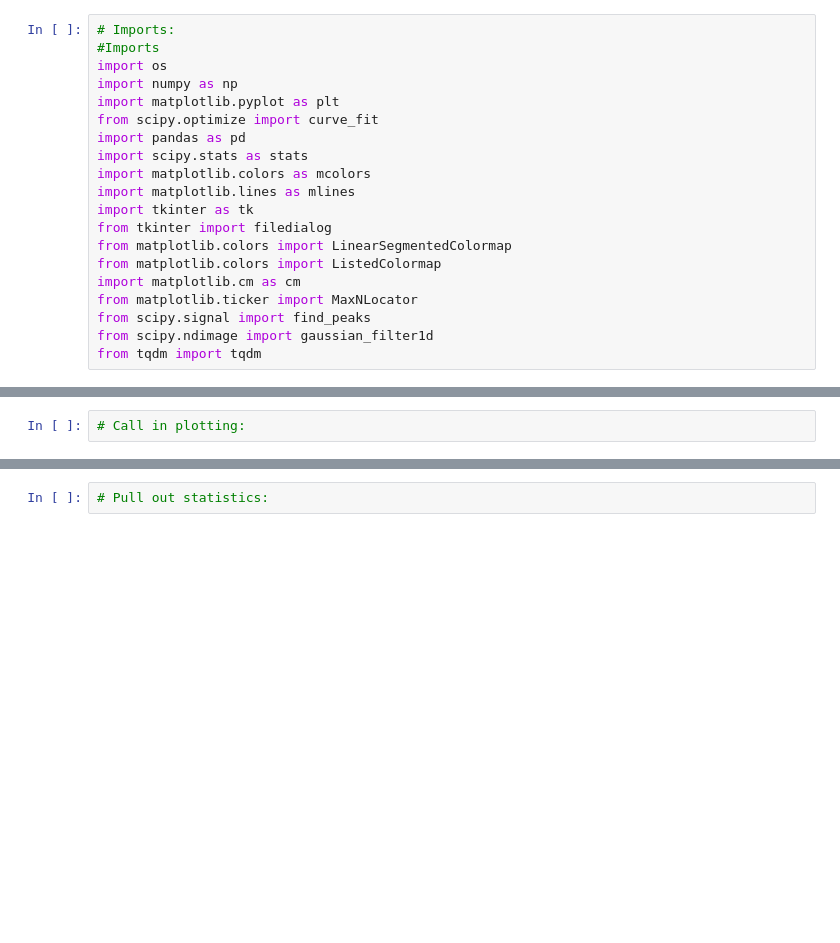
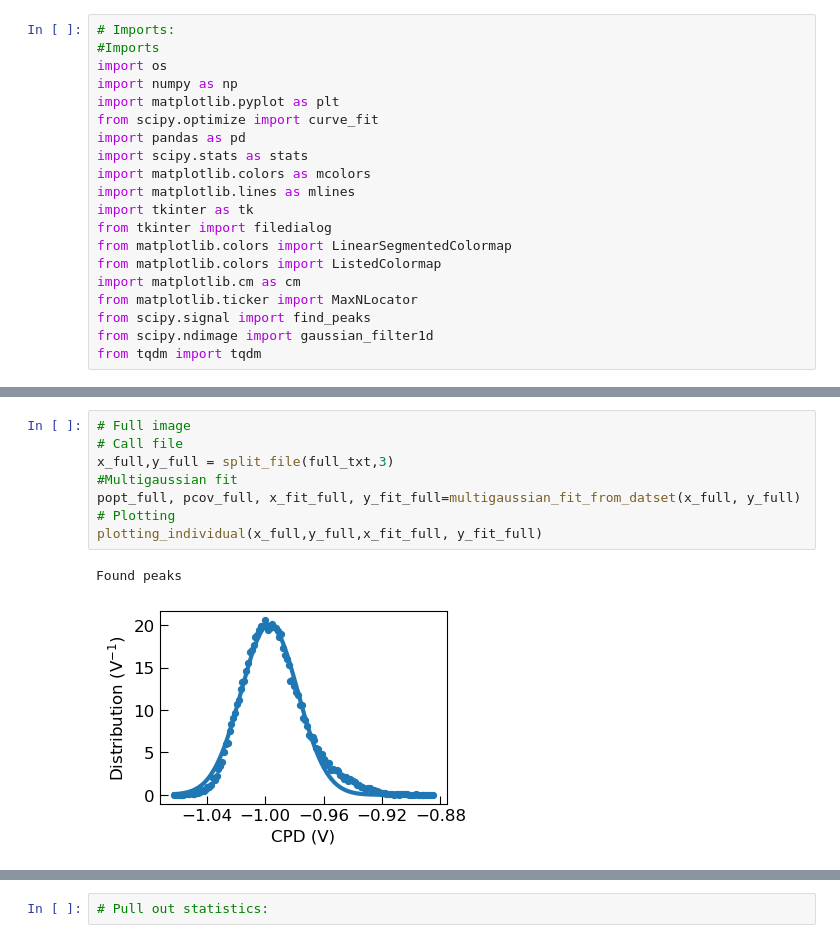
Before and after one commit to RamadanLab/KPFM_processing, a Jupyter notebook: ComparingGBGItoFullImage/Comparison overlap.ipynb, the cells around one changed output, grey strips where cells are left out. Drawn from its saved outputs; the diff is of its cells as text; blank space fills up the shorter version.

```diff
--- a/ComparingGBGItoFullImage/Comparison overlap.ipynb
+++ b/ComparingGBGItoFullImage/Comparison overlap.ipynb
@@ -241,2 +193,11 @@ def multi_gaussian_folder(file_path, rows, linecolour, name):
 # %%
-# Call in plotting:
+# Full image
+# Call file
+x_full,y_full = split_file(full_txt,3)
+#Multigaussian fit
+popt_full, pcov_full, x_fit_full, y_fit_full=multigaussian_fit_from_datset(x_full, y_full)
+# Plotting
+plotting_individual(x_full,y_full,x_fit_full, y_fit_full)
+# %% [output]
+Found peaks
+[figure, added]
```
Also changed, not shown: parts of 10 cells of this notebook.
